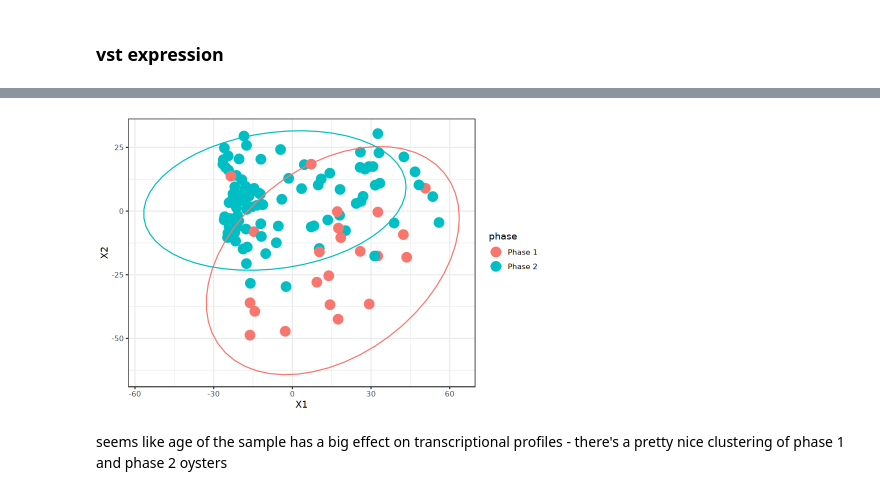
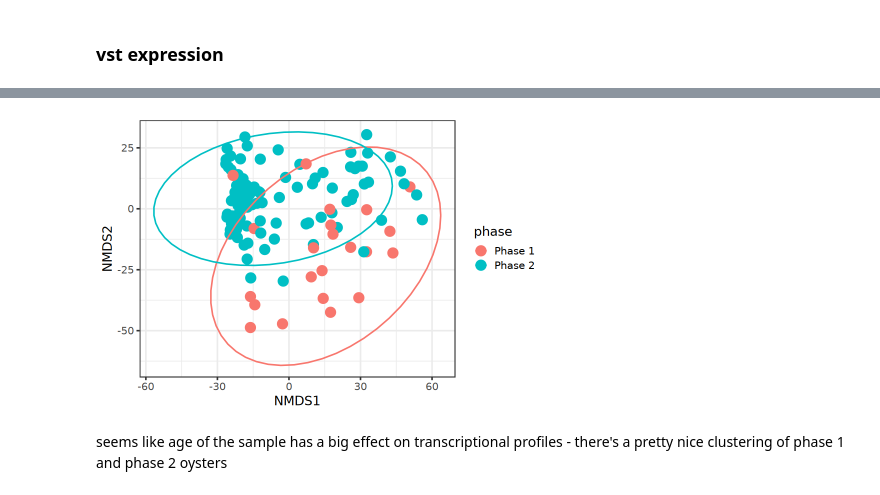
Before and after one commit to jgmcdonough/CE24_RNA-seq, a Jupyter notebook: analysis/diff_expression/compare_phases/deseq_wgcna_ALL.ipynb, the cells around one changed output, grey strips where cells are left out. Cells and saved outputs as stored; diff of their text form; code cells hidden in the pictures.

```diff
--- a/analysis/diff_expression/compare_phases/deseq_wgcna_ALL.ipynb
+++ b/analysis/diff_expression/compare_phases/deseq_wgcna_ALL.ipynb
@@ -336,13 +316,15 @@ A data.frame: 6 × 13
 # %%
 options(repr.plot.height = 5, repr.plot.width = 7.5)
 
 nmds.plot <- ggplot(mds, aes(X1, X2, col = phase)) +
 geom_point(size = 5) +
 stat_ellipse() +
-theme_bw()
+theme_bw(base_size = 15) +
+labs(x = 'NMDS1',
+     y = 'NMDS2')
 
 nmds.plot
 # %% [output]
-[figure, old version]
+[figure, new version]
 # %% [markdown]
 seems like age of the sample has a big effect on transcriptional profiles - there's a pretty nice clustering of phase 1 and phase 2 oysters
```
Also changed, not shown: parts of 11 cells of this notebook, 1 other file.
